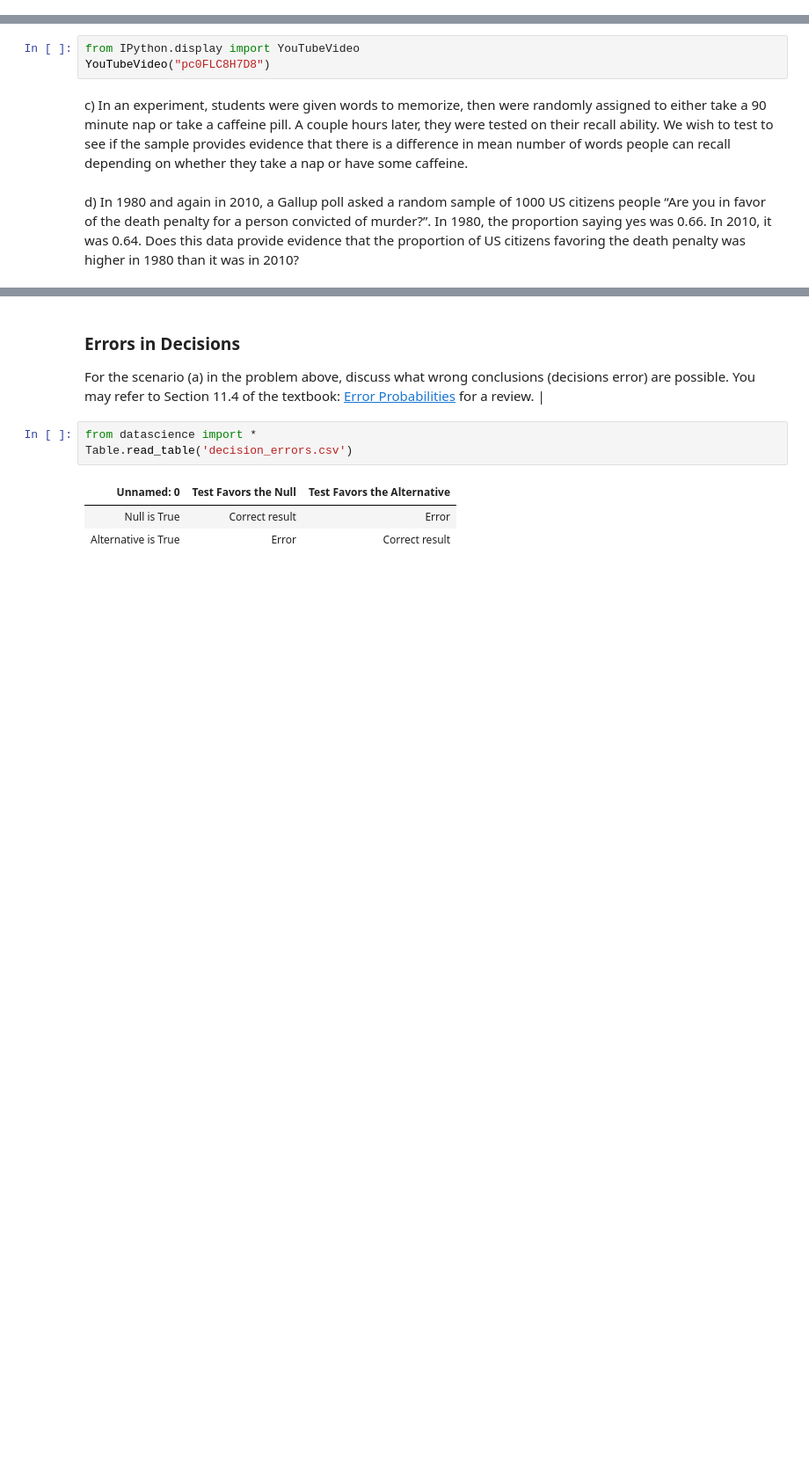
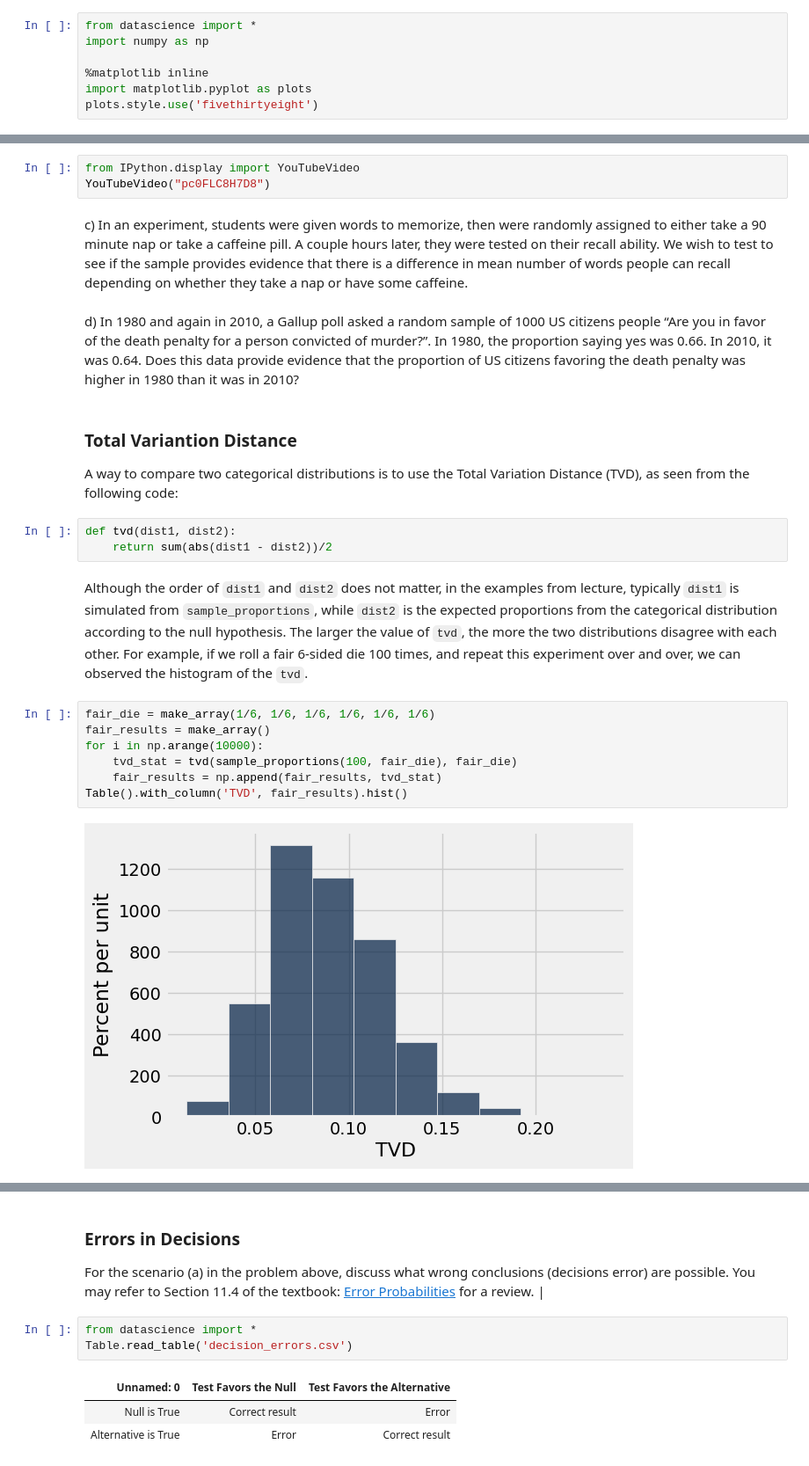
Before and after one commit to SRJC-Data-Science/materials-sp22, a Jupyter notebook: SRJC/team_hw/TeamHw7.ipynb, the cells around one changed output, grey strips where cells are left out. Shown at 88% size. Cells and saved outputs as stored; diff of their text form; blank space fills up the shorter version.

```diff
--- a/SRJC/team_hw/TeamHw7.ipynb
+++ b/SRJC/team_hw/TeamHw7.ipynb
@@ -12,6 +12,13 @@ This homework covers the topics in Lecture 17: Comparing distributions, Lecture
 - [Testing Hypotheses](https://inferentialthinking.com/chapters/11/Testing_Hypotheses.html)
 - [p-Value](https://inferentialthinking.com/chapters/11/3/Decisions_and_Uncertainty.html)
 - [A/B Testing](https://inferentialthinking.com/chapters/12/1/AB_Testing.html)
+# %%
+from datascience import *
+import numpy as np
+
+%matplotlib inline
+import matplotlib.pyplot as plots
+plots.style.use('fivethirtyeight')
 # %% [markdown]
 ### Null and Alternative Hypotheses
 
@@ -31,3 +38,21 @@ YouTubeVideo("pc0FLC8H7D8")
 c) In an experiment, students were given words to memorize, then were randomly assigned to either take a 90 minute nap or take a caffeine pill.  A couple hours later, they were tested on their recall ability.  We wish to test to see if the sample provides evidence that there is a difference in mean number of words people can recall depending on whether they take a nap or have some caffeine.
 # %% [markdown]
 d) In 1980 and again in 2010, a Gallup poll asked a random sample of 1000 US citizens people “Are you in favor of the death penalty for a person convicted of murder?”.  In 1980, the proportion saying yes was 0.66.  In 2010, it was 0.64.  Does this data provide evidence that the proportion of US citizens favoring the death penalty was higher in 1980 than it was in 2010?
+# %% [markdown]
+### Total Variantion Distance
+
+A way to compare two categorical distributions is to use the Total Variation Distance (TVD), as seen from the following code:
+# %%
+def tvd(dist1, dist2):
+    return sum(abs(dist1 - dist2))/2
+# %% [markdown]
+Although the order of `dist1` and `dist2` does not matter, in the examples from lecture, typically `dist1` is simulated from `sample_proportions`, while `dist2` is the expected proportions from the categorical distribution according to the null hypothesis. The larger the value of `tvd`, the more the two distributions disagree with each other. For example, if we roll a fair 6-sided die 100 times, and repeat this experiment over and over, we can observed the histogram of the `tvd`.
+# %%
+fair_die = make_array(1/6, 1/6, 1/6, 1/6, 1/6, 1/6)
+fair_results = make_array()
+for i in np.arange(10000):
+    tvd_stat = tvd(sample_proportions(100, fair_die), fair_die)
+    fair_results = np.append(fair_results, tvd_stat)
+Table().with_column('TVD', fair_results).hist()
+# %% [output]
+[figure, added]
```
Also changed, not shown: parts of 3 cells of this notebook.
